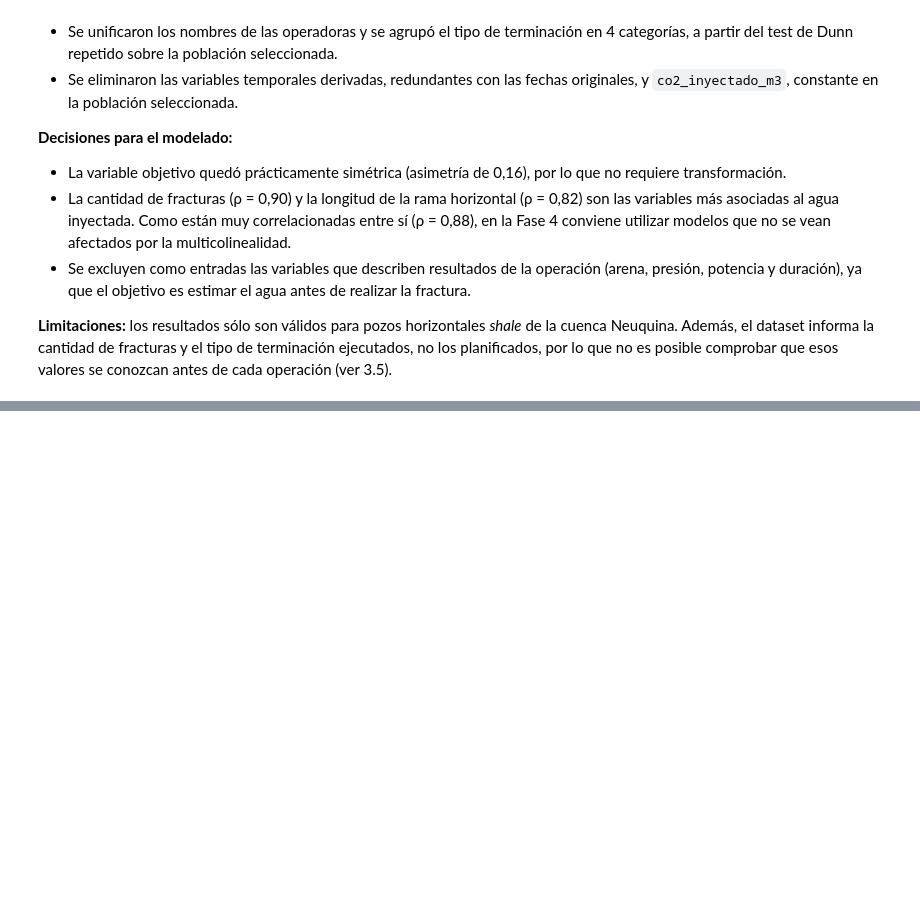
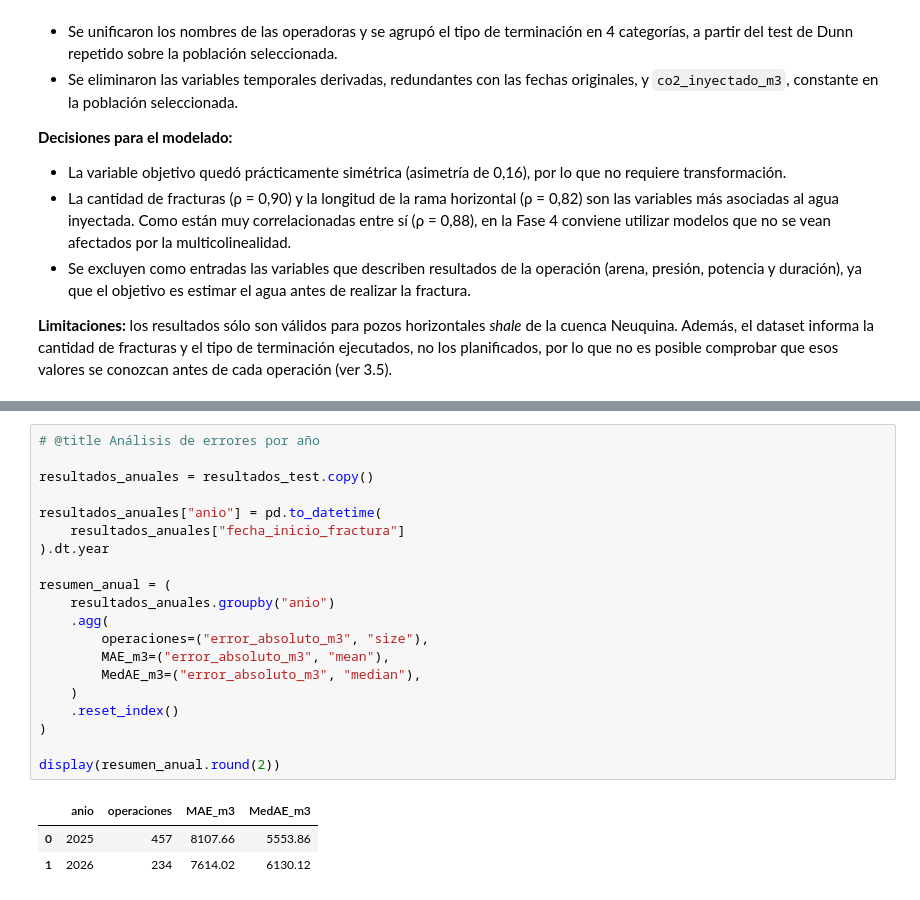
Before and after one commit to 1Claure/Ingenieria_De_Software, a Jupyter notebook: G10_IdS_Fracturas_de_pozos_agua.ipynb, the cells around one changed output, grey strips where cells are left out. Cells and saved outputs as stored; diff of their text form; blank space fills up the shorter version.

```diff
--- a/G10_IdS_Fracturas_de_pozos_agua.ipynb
+++ b/G10_IdS_Fracturas_de_pozos_agua.ipynb
@@ -2377,0 +2780,24 @@ Guardadas 2,626 operaciones en df_limpio.csv
+# %%
+# @title Análisis de errores por año
+
+resultados_anuales = resultados_test.copy()
+
+resultados_anuales["anio"] = pd.to_datetime(
+    resultados_anuales["fecha_inicio_fractura"]
+).dt.year
+
+resumen_anual = (
+    resultados_anuales.groupby("anio")
+    .agg(
+        operaciones=("error_absoluto_m3", "size"),
+        MAE_m3=("error_absoluto_m3", "mean"),
+        MedAE_m3=("error_absoluto_m3", "median"),
+    )
+    .reset_index()
+)
+
+display(resumen_anual.round(2))
+# %% [output]
+|  | anio | operaciones | MAE_m3 | MedAE_m3 |
+| 0 | 2025 | 457 | 8107.66 | 5553.86 |
+| 1 | 2026 | 234 | 7614.02 | 6130.12 |
```
Also changed, not shown: parts of 23 cells of this notebook, 6 other files.
